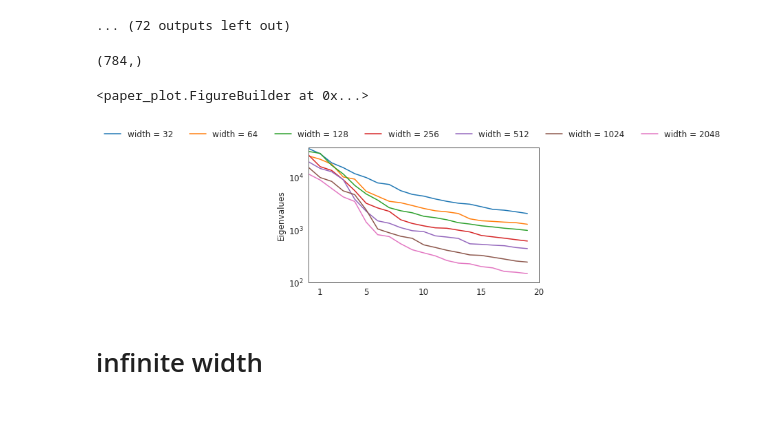
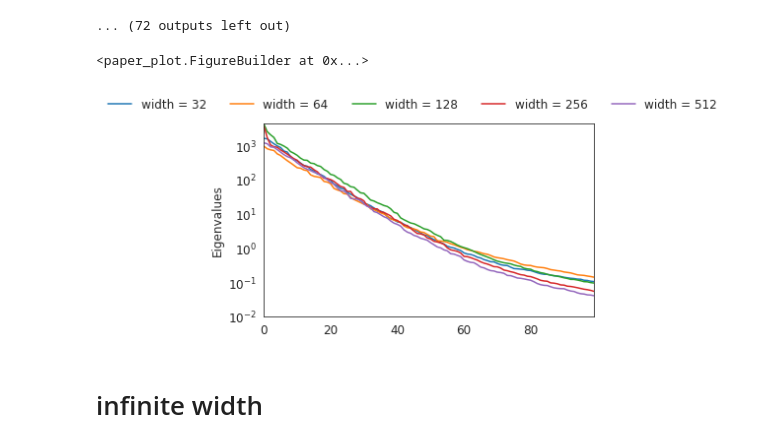
Before and after one commit to jacsaddict/ntk-adversarial-attack, a Jupyter notebook: lemma-eigenvalues-of-kernel-mnist-nn.ipynb, the cells around one changed output. Drawn from its saved outputs; the diff is of its cells as text; code cells hidden in the pictures; blank space fills up the shorter version.

```diff
--- a/lemma-eigenvalues-of-kernel-mnist-nn.ipynb
+++ b/lemma-eigenvalues-of-kernel-mnist-nn.ipynb
@@ -205,30 +205,27 @@ WARNING:tensorflow:A checkpoint was restored (e.g. tf.train.Checkpoint.restore o
 ... (72 outputs left out)
 # %%
 hessian = {
-    i : onp.load('./dense_10_hessians/dense_10_hessians_with_multi_%s.npy'%(str(i))) for i in width_tick
+    i : onp.load('./conv_10_hessians/conv_10_hessians_with_multi_%s.npy'%(str(i))) for i in [1,2,4,8,16]
 }
 # %%
 def check_symmetric(a, rtol=1e-05, atol=1e-08):
     return onp.allclose(a, a.T, rtol=rtol, atol=atol)
-# %%
-val[::-1].shape
-# %% [output]
-(784,)
 # %%
 import paper_plot as pt
+width = 32
 # %%
 vals = []
 line_lables = []
 for k, v in hessian.items():
     val, vec = onp.linalg.eigh(v)
-    vals.append(val[:-21:-1])
+    vals.append(val[:-101:-1])
     line_lables.append("width = %s"%(str(k*width)))
 # %%
-pt.lines(range(20), vals).y_label('Eigenvalues').data_labels(line_lables).show_legend() \
-  .legend_out().y_min(100).y_scale('log').x_ticks([1, 5, 10, 15, 20]).draw().save_as_pdf('fig-example')
+pt.lines(range(100), vals).y_label('Eigenvalues').data_labels(line_lables).show_legend() \
+  .legend_out().y_min(0.01).y_scale('log').draw().save_as_pdf('fig-example')
 # %% [output]
 <paper_plot.FigureBuilder at 0x...>
-[figure, old version]
+[figure, new version]
 # %% [markdown]
 # infinite width
 # %%
```
Also changed, not shown: 4 other files.
